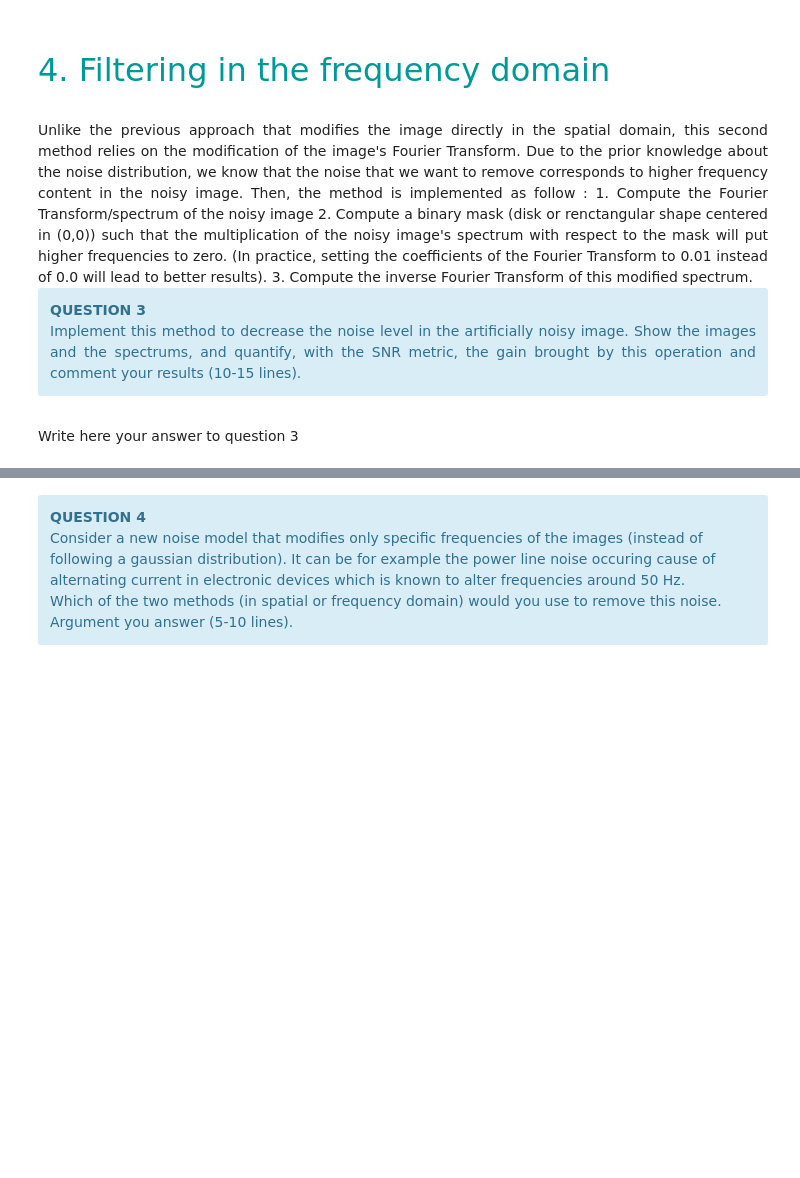
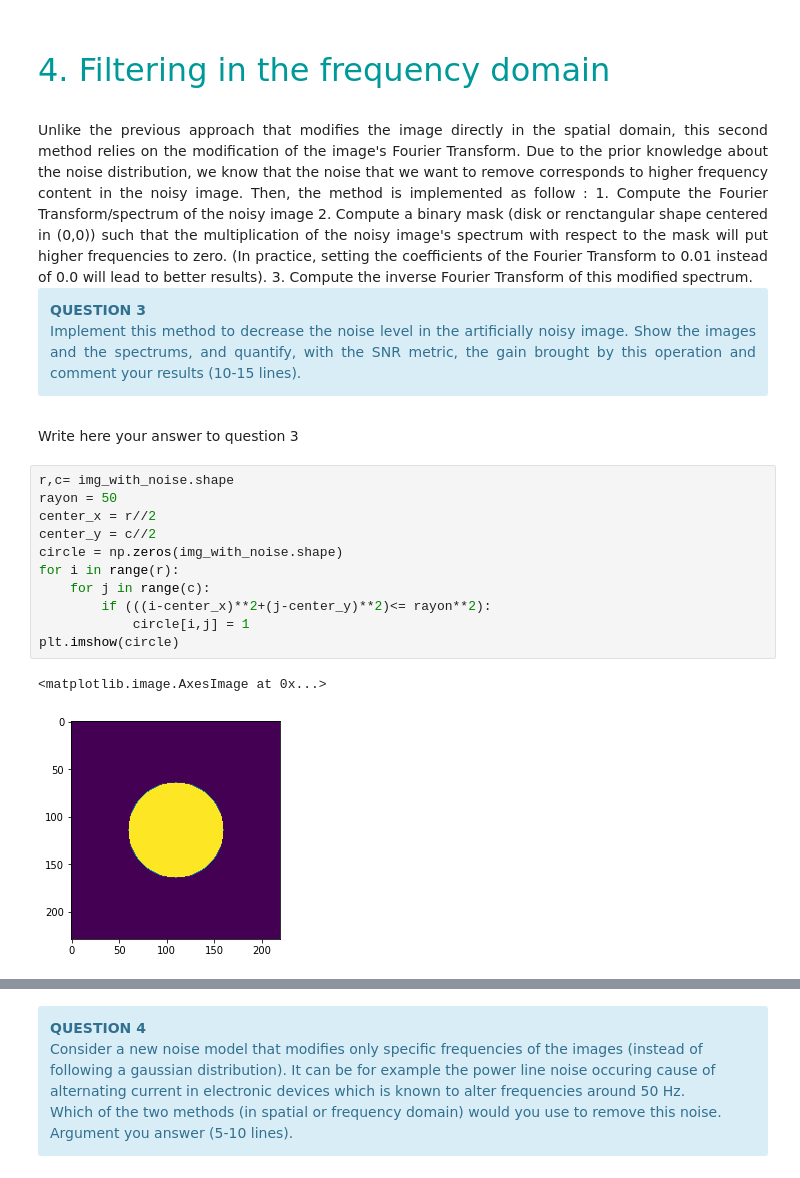
Before and after one commit to gdeside/LGBIO2050_medical_imaging, a Jupyter notebook: Challenge2/Denoising.ipynb, the cells around one changed output, grey strips where cells are left out. Drawn from its saved outputs; the diff is of its cells as text; blank space fills up the shorter version.

```diff
--- a/Challenge2/Denoising.ipynb
+++ b/Challenge2/Denoising.ipynb
@@ -159,3 +193,17 @@ def linearFilter(f, w):
 </div>
 # %% [markdown]
 Write here your answer to question 3
+# %%
+r,c= img_with_noise.shape
+rayon = 50
+center_x = r//2
+center_y = c//2
+circle = np.zeros(img_with_noise.shape)
+for i in range(r):
+    for j in range(c):
+        if (((i-center_x)**2+(j-center_y)**2)<= rayon**2):
+            circle[i,j] = 1
+plt.imshow(circle)
+# %% [output]
+<matplotlib.image.AxesImage at 0x...>
+[figure, added]
```
Also changed, not shown: parts of 6 cells of this notebook, 1 other file.
